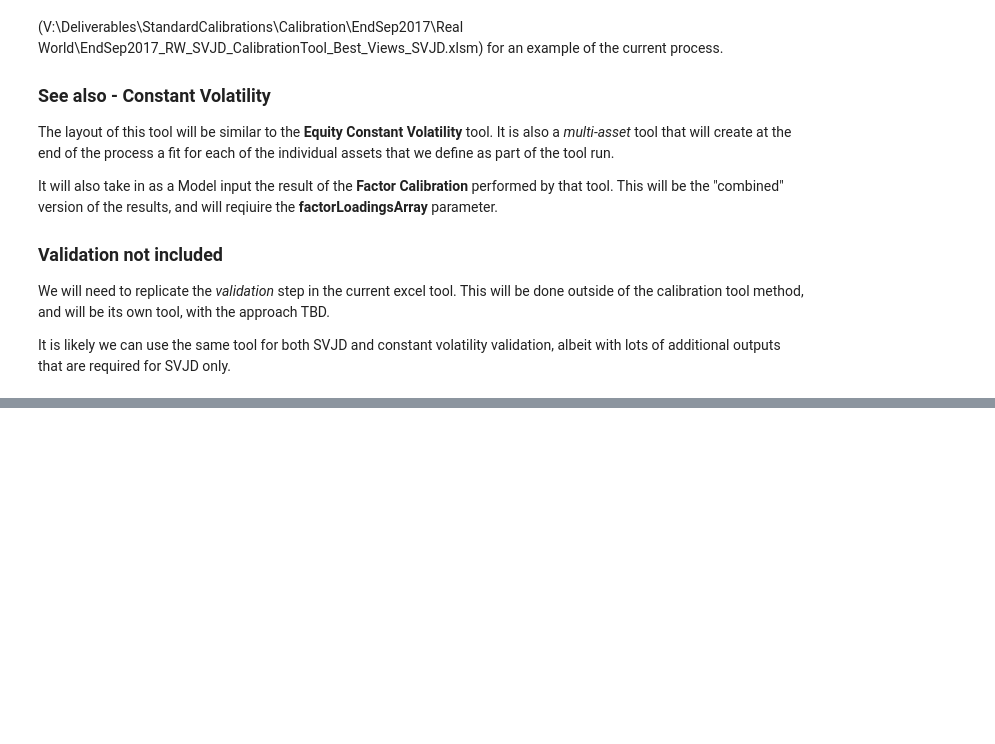
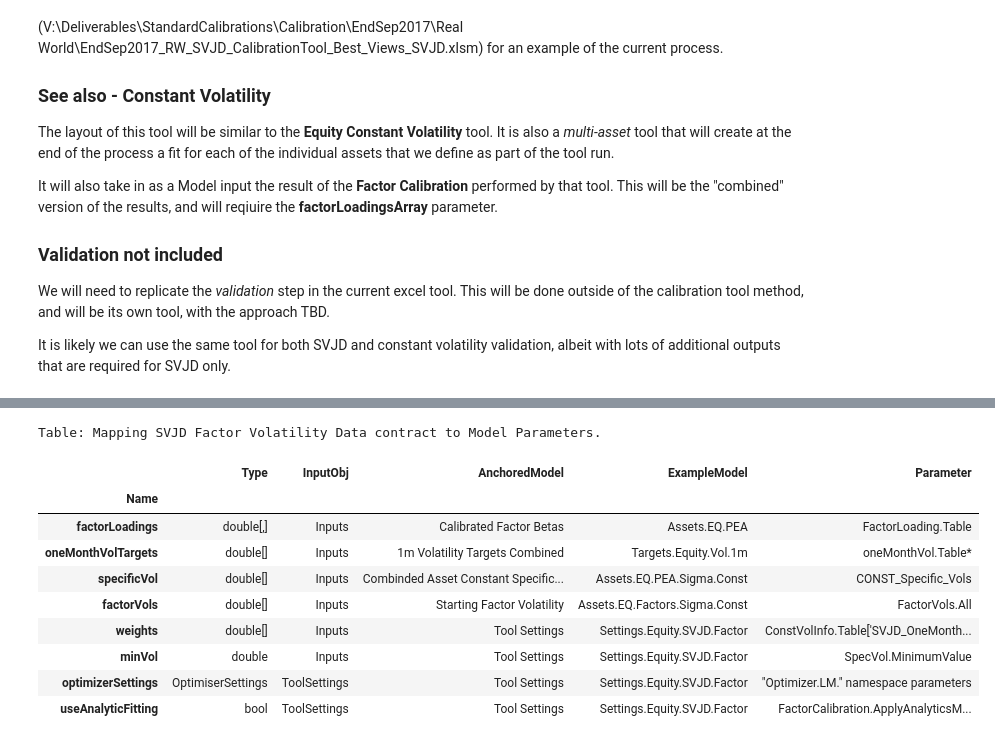
Before and after one commit to calvinrs/mdy-workbooks, a Jupyter notebook: Equity SVJD Tool Specification.ipynb, the cells around one changed output, grey strips where cells are left out. Cells and saved outputs as stored; diff of their text form; code cells hidden in the pictures; blank space fills up the shorter version.

Commit message:
would be wise to commit the spec..

```diff
--- a/Equity SVJD Tool Specification.ipynb
+++ b/Equity SVJD Tool Specification.ipynb
@@ -64,0 +83,18 @@ The methods that we need to use from the Ghost project are:
+# %%
+import pandas as pd
+tablePCAMap = pd.read_json('data/SVJD_Factor_Input.json')
+tablePCAMap = tablePCAMap.set_index(['Name'])
+print("Table: Mapping SVJD Factor Volatility Data contract to Model Parameters.")
+tablePCAMap[['Type','InputObj','AnchoredModel','ExampleModel','Parameter']]
+# %% [output]
+Table: Mapping SVJD Factor Volatility Data contract to Model Parameters.
+|  | Type | InputObj | AnchoredModel | ExampleModel | Parameter |
+| Name |  |  |  |  |  |
+| factorLoadings | double[,] | Inputs | Calibrated Factor Betas | Assets.EQ.PEA | FactorLoading.Table |
+| oneMonthVolTargets | double[] | Inputs | 1m Volatility Targets Combined | Targets.Equity.Vol.1m | oneMonthVol.Table* |
+| specificVol | double[] | Inputs | Combinded Asset Constant Specific... | Assets.EQ.PEA.Sigma.Const | CONST_Specific_Vols |
+| factorVols | double[] | Inputs | Starting Factor Volatility | Assets.EQ.Factors.Sigma.Const | FactorVols.All |
+| weights | double[] | Inputs | Tool Settings | Settings.Equity.SVJD.Factor | ConstVolInfo.Table['SVJD_OneMonth... |
+| minVol | double | Inputs | Tool Settings | Settings.Equity.SVJD.Factor | SpecVol.MinimumValue |
+| optimizerSettings | OptimiserSettings | ToolSettings | Tool Settings | Settings.Equity.SVJD.Factor | "Optimizer.LM." namespace parameters |
+| useAnalyticFitting | bool | ToolSettings | Tool Settings | Settings.Equity.SVJD.Factor | FactorCalibration.ApplyAnalyticsM... |
```
Also changed, not shown: parts of 36 cells of this notebook.
